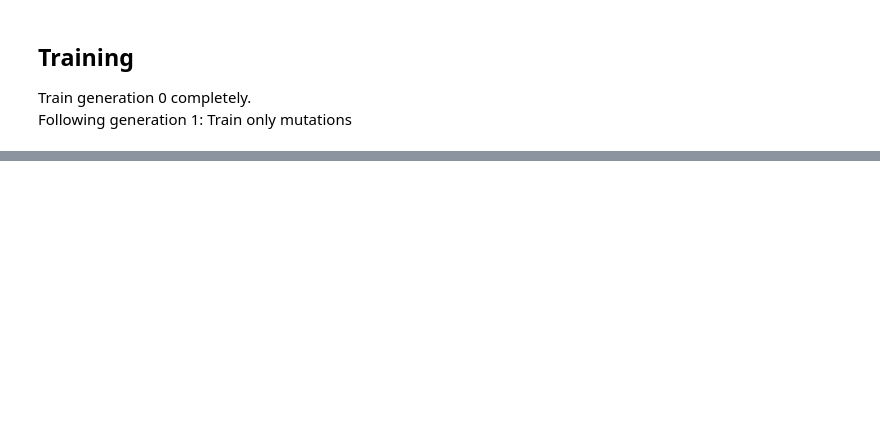
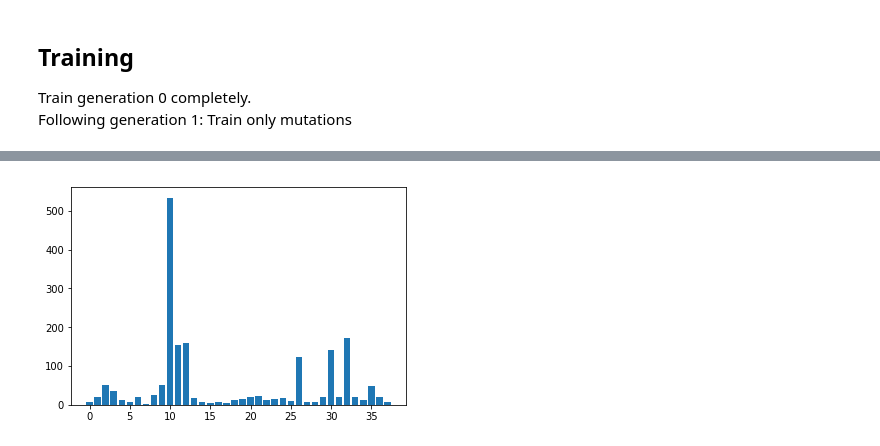
Before and after one commit to danjust/earthquake-prediction, a Jupyter notebook: model_evolution.ipynb, the cells around one changed output, grey strips where cells are left out. Drawn from its saved outputs; the diff is of its cells as text; code cells hidden in the pictures; blank space fills up the shorter version.

```diff
--- a/model_evolution.ipynb
+++ b/model_evolution.ipynb
@@ -59,14 +65,14 @@ for i in range(pop_size):
 # %%
 gen = -1
 # %%
-def train_model(model_list,trainmat,validationmat,model_ind):
+def train_model(model_list,trainmat,time_to_failure_train,validationmat,time_to_failure_validation,model_ind):
 
     trainmat_use = trainmat[:,list(model_list[model_ind].featureset)]
     validationmat_use = validationmat[:,list(model_list[model_ind].featureset)]
 
     m = model_list[model_ind].build()
 
-    opt = tf.keras.optimizers.Adam(lr=0.1,decay=.1)
+    opt = tf.keras.optimizers.Adam(lr=model_list[model_ind].learning_rate,decay=model_list[model_ind].lr_decay)
     m.compile(optimizer=opt,
               loss='mean_squared_error',
               metrics=['mean_absolute_error'])
@@ -167,0 +177,3 @@ best number of features 2.0, best number of layers 2.0, best loss 2.207
+# %%
+for i in range(pop_size):
+    print(model_list[i].featureset)
@@ -167,0 +222,11 @@ best number of features 2.0, best number of layers 2.0, best loss 2.207
+# %%
+featurecount = np.zeros(num_all_features)
+# %%
+for i in range(256):
+    for f in model_list[i].featureset:
+        featurecount[f] = featurecount[f]+1
+# %%
+plt.bar(np.arange(38),featurecount)
+plt.show()
+# %% [output]
+[figure, added]
```
Also changed, not shown: parts of 13 cells of this notebook, 4 other files.
